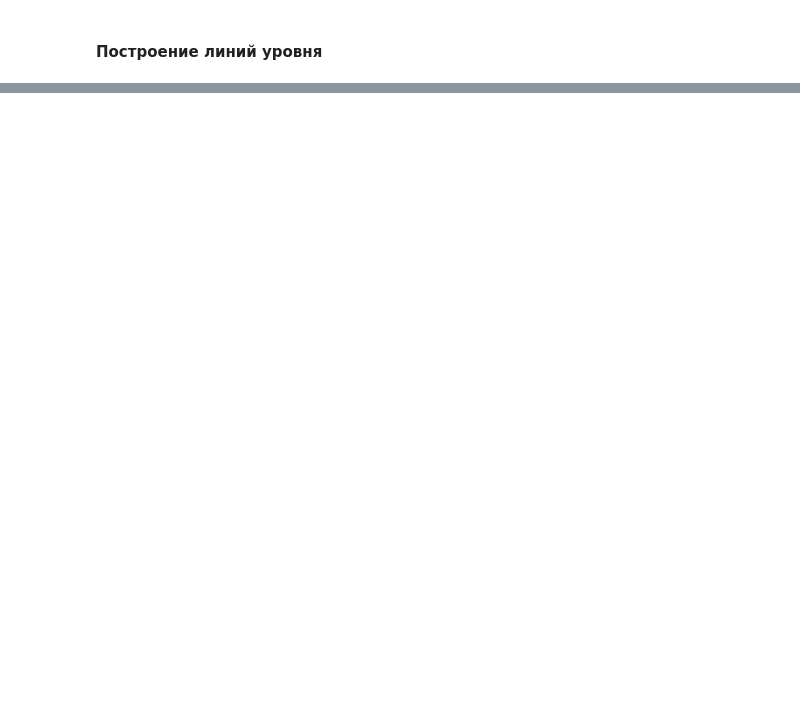
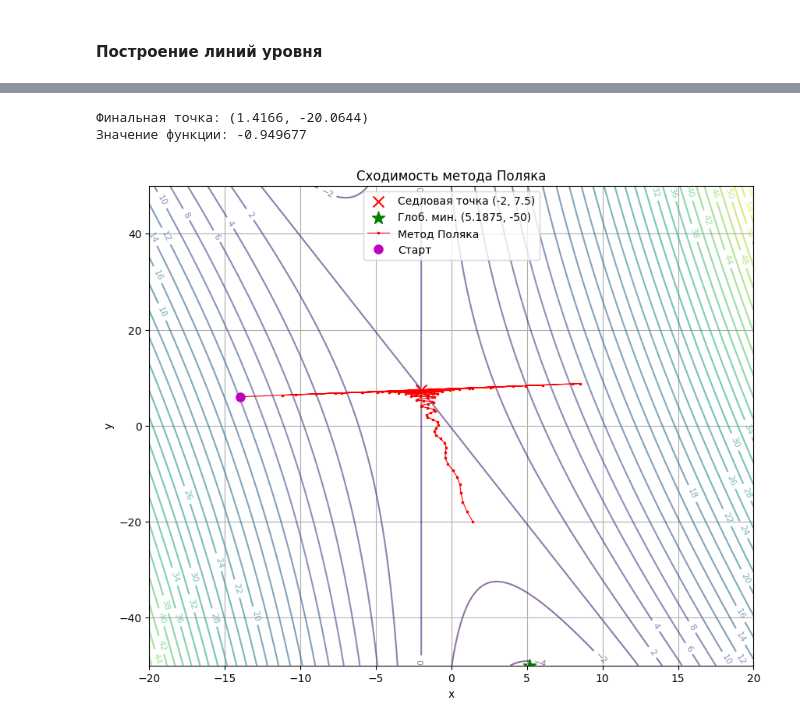
Before and after one commit to Eternal-Serenity-Crew/optimization-methods, a Jupyter notebook: lab7/lab7.ipynb, the cells around one changed output, grey strips where cells are left out. Saved outputs shown, nothing was run; the diff lists cells and outputs as text; code cells hidden in the pictures; blank space fills up the shorter version.

```diff
--- a/lab7/lab7.ipynb
+++ b/lab7/lab7.ipynb
@@ -102,0 +220,44 @@ plt.show()
+# %%
+def sgd_trajectory(_alpha, _beta):
+    """
+    Функция вычисления траектории сходимости SGD с моментом
+    :param _alpha скорость обучения
+    :param _beta коэффициент момента
+    """
+    _x = x0.copy()
+    _v = np.zeros(2)
+    traj = [_x.copy()]
+    for _i in range(iter_count):
+        _g = grad_f(*_x)
+        _v = _beta * _v - _alpha * _g
+        _x = _x + _v
+        traj.append(_x.copy())
+    return _x, np.array(traj)
+
+x, trajectory_momentum = sgd_trajectory(_alpha=6.0, _beta=0.9)
+print(f'Финальная точка: ({x[0]:.4f}, {x[1]:.4f})')
+print(f'Значение функции: {f(*x):.6f}')
+
+plt.figure(figsize=(10, 8))
+# Линии уровня
+contours = plt.contour(X, Y, Z, levels=30, cmap='viridis', alpha=0.6)
+plt.clabel(contours, inline=True, fontsize=8)
+
+# Особые точки
+plt.scatter(-2, 7.5, color='red', marker='x', s=100, label='Седловая точка (-2, 7.5)')
+plt.scatter(5.1875, -50, color='green', marker='*', s=150, label='Глоб. мин. (5.1875, -50)')
+
+# Траектория
+plt.plot(trajectory_momentum[:, 0], trajectory_momentum[:, 1], 'r-s', markersize=2, linewidth=0.8, label='Метод Поляка')
+plt.plot(trajectory_momentum[0, 0], trajectory_momentum[0, 1], 'mo', markersize=8, label='Старт')
+
+plt.title('Сходимость метода Поляка')
+plt.xlabel('x')
+plt.ylabel('y')
+plt.legend()
+plt.grid(True)
+plt.show()
+# %% [output]
+Финальная точка: (1.4166, -20.0644)
+Значение функции: -0.949677
+[figure, added]
```
Also changed, not shown: parts of 12 cells of this notebook.
